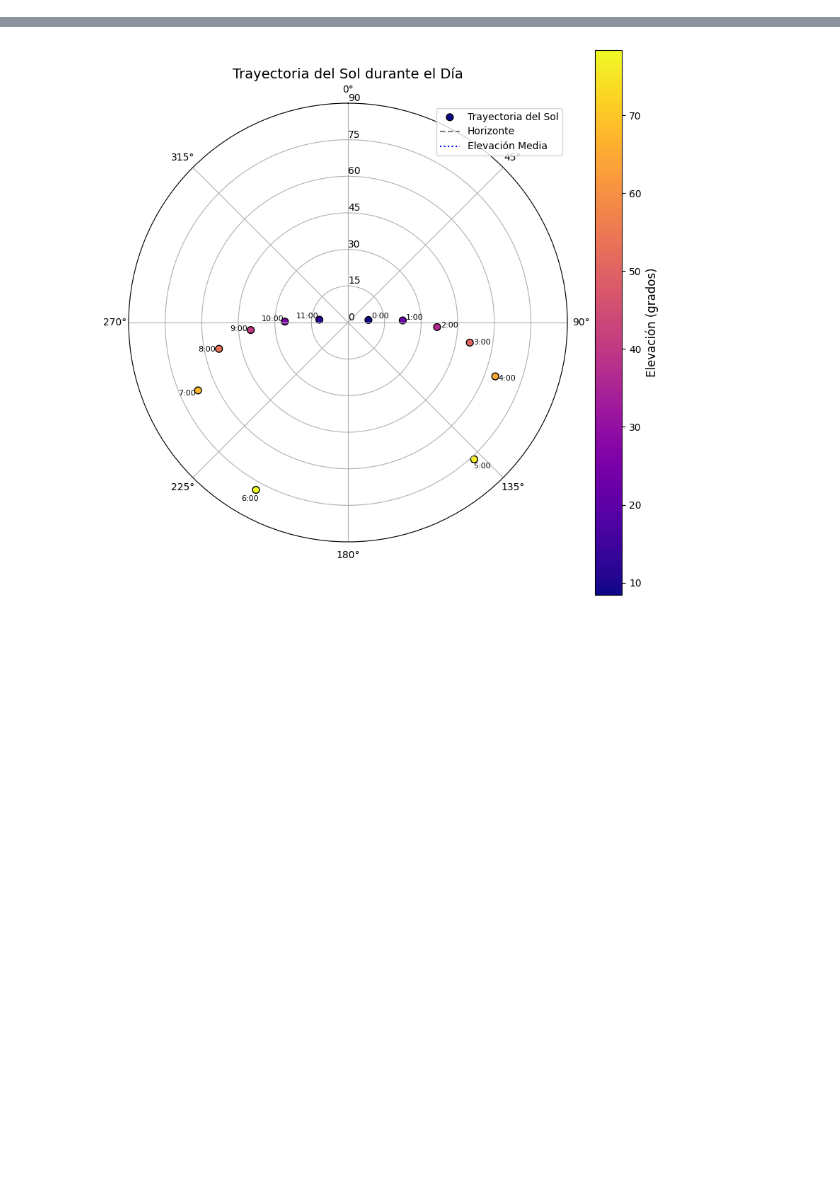
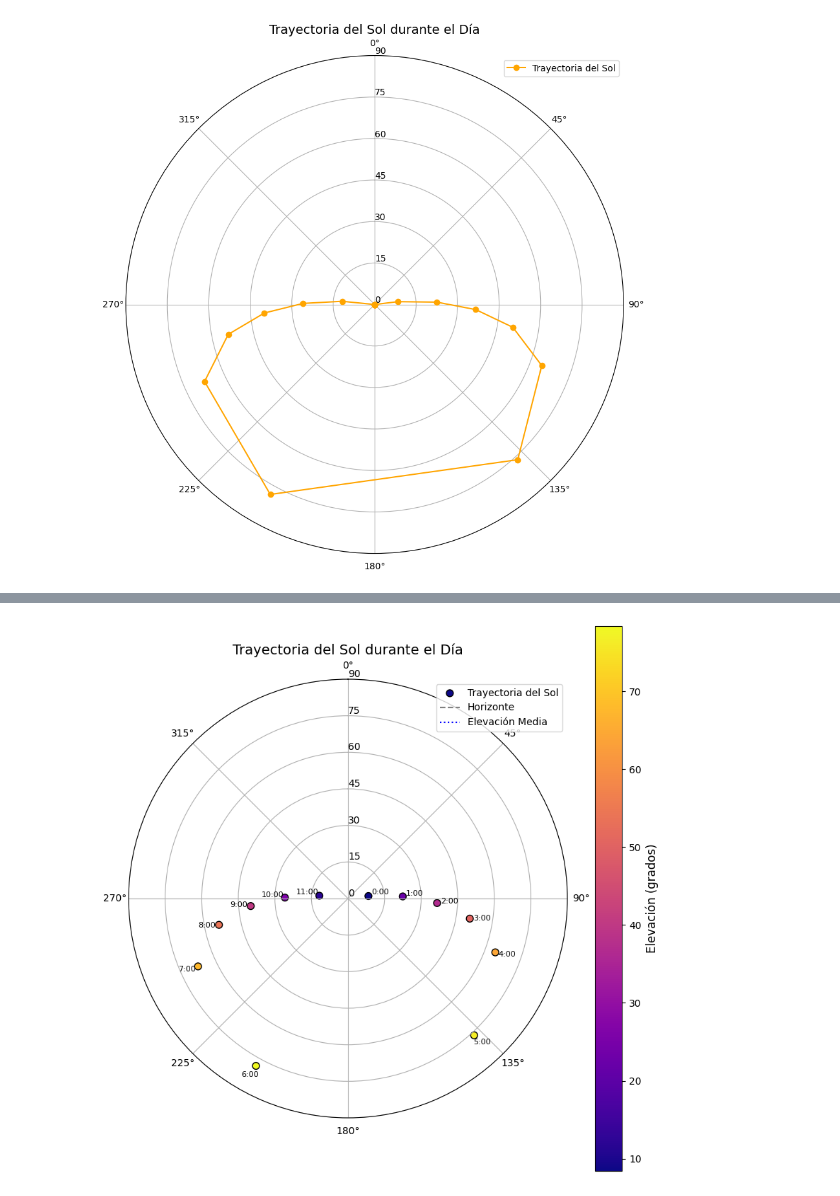
Before and after one commit to snappiermars/SunAE, a Jupyter notebook: sunae.ipynb, the cells around one changed output, grey strips where cells are left out. Saved outputs shown, nothing was run; the diff lists cells and outputs as text; code cells hidden in the pictures; blank space fills up the shorter version.

```diff
--- a/sunae.ipynb
+++ b/sunae.ipynb
@@ -20,0 +8,37 @@ def check_finite_values(azimuths, elevations):
+# %%
+def plot_solar_trajectory(azimuths, elevations):
+    """Grafica la trayectoria del Sol en un diagrama polar."""
+
+    # Convertir los ángulos de azimut de grados a radianes
+    azimuths_rad = np.radians(azimuths)
+
+    # Crear una figura y un subgráfico polar
+    fig = plt.figure(figsize=(10, 10))
+    ax = fig.add_subplot(111, polar=True)
+
+    # Graficar la trayectoria del Sol
+    ax.plot(azimuths_rad, elevations, marker='o', color='orange', label="Trayectoria del Sol")
+
+    # Configurar la orientación y dirección de los ángulos en el gráfico polar
+    ax.set_theta_zero_location('N')  # Establece el norte (0°) en la parte superior
+    ax.set_theta_direction(-1)  # Configura la dirección de los ángulos en sentido horario
+
+    # Configurar las etiquetas de elevación
+    ax.set_rlabel_position(0)  # Posición de las etiquetas radiales en 0°
+    ax.set_yticks(range(0, 91, 15))  # Etiquetas de elevación cada 15 grados
+    ax.set_ylim(0, 90)  # Limitar el rango de la elevación de 0 a 90 grados
+
+    # Añadir título y leyenda a la gráfica
+    plt.title('Trayectoria del Sol durante el Día', fontsize=14)
+    plt.legend(loc="upper right")
+
+    # Mostrar la gráfica
+    plt.show()
+
+# Datos de ejemplo
+azimuths = [78.11, 83.09, 87.81, 92.89, 99.37, 110.08, 137.32, 208.80, 245.65, 258.47, 265.58, 270.87, 275.60, 280.43, 285.96, 292.95, 302.71, 317.70, 341.28, 11.68, 37.55, 54.35, 65.13, 72.65]
+elevations = [0.0, 8.43, 22.46, 36.59, 50.64, 64.33, 76.33, 78.36, 67.53, 54.04, 40.03, 25.90, 11.81, 0.0, 0.0, 0.0, 0.0, 0.0, 0.0, 0.0, 0.0, 0.0, 0.0, 0.0]
+
+plot_solar_trajectory(azimuths, elevations)
+# %% [output]
+[figure, added]
```
Also changed, not shown: parts of 3 cells of this notebook, 1 other file.
